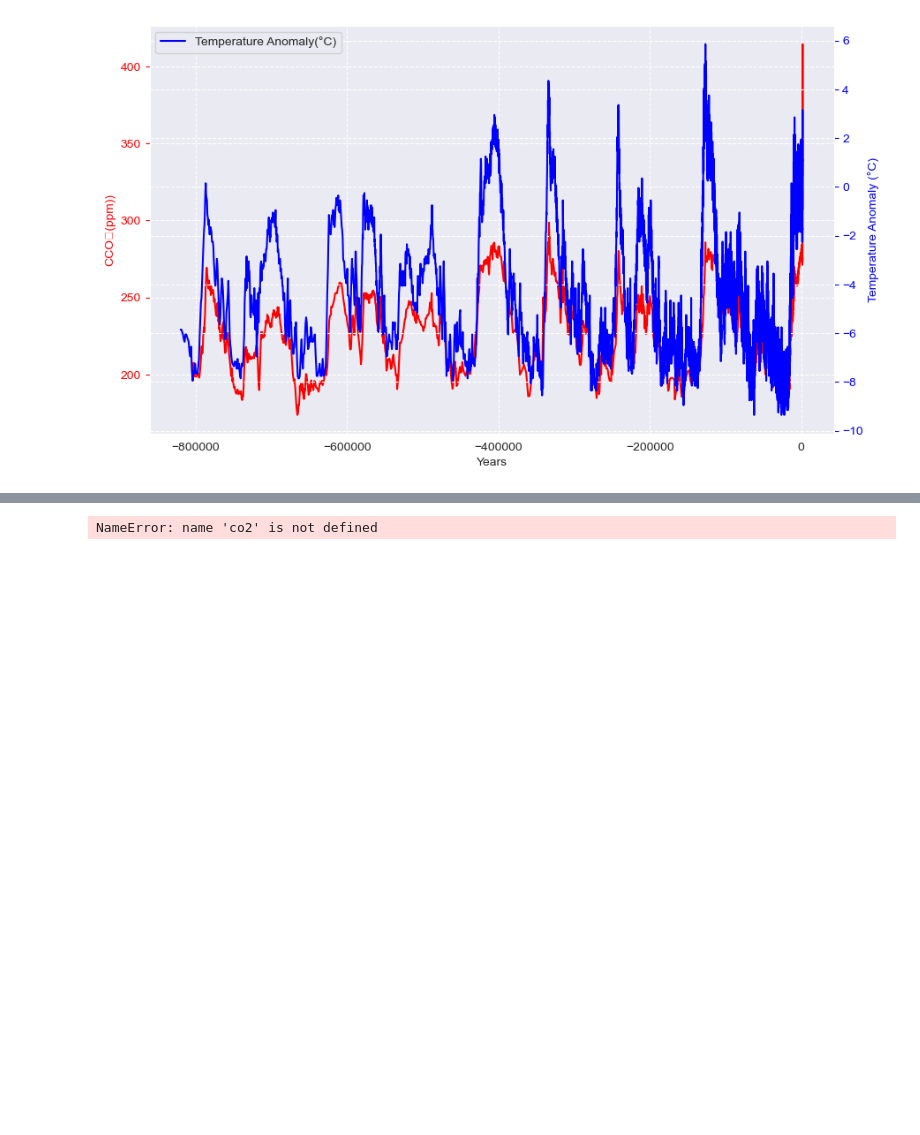
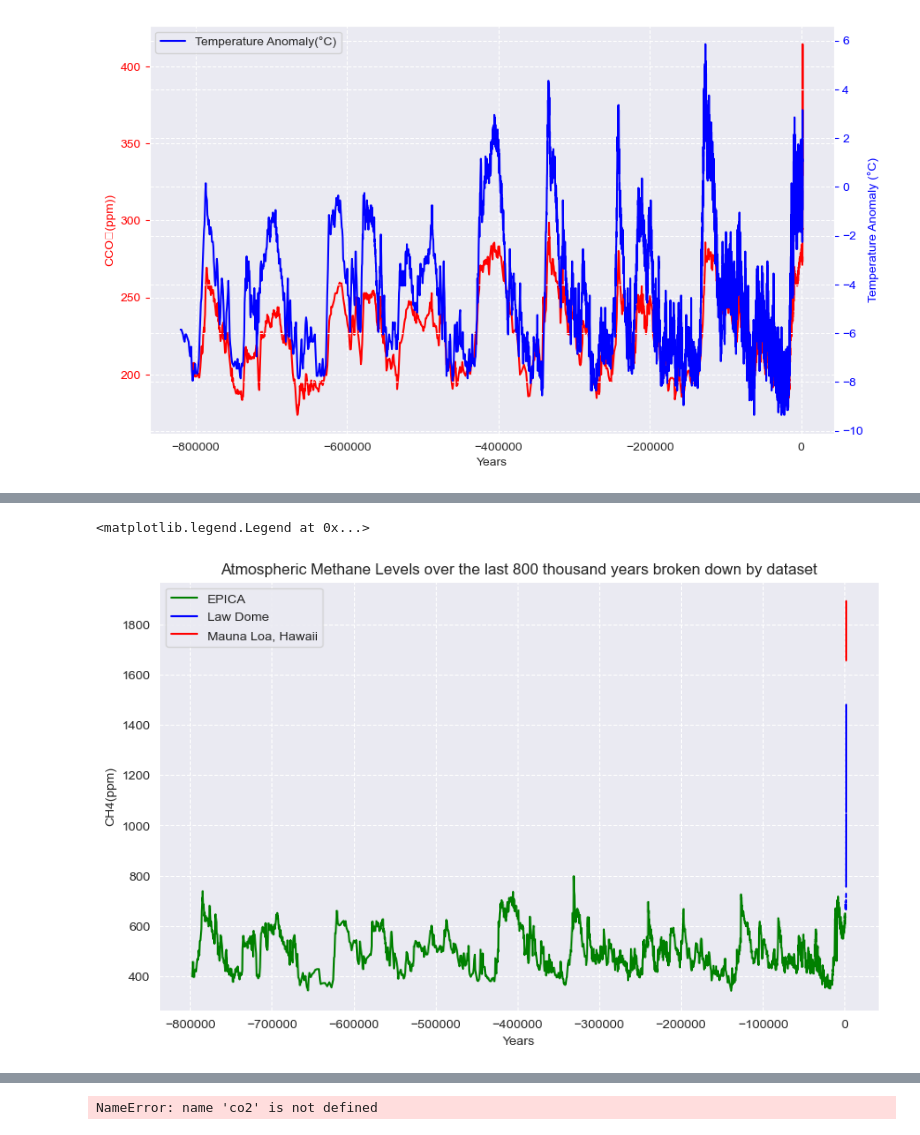
Before and after one commit to Kevin002023/PFDA--Climate-Project, a Jupyter notebook: PFDA-Project-2.ipynb, the cells around one changed output, grey strips where cells are left out. Cells and saved outputs as stored; diff of their text form; code cells hidden in the pictures; blank space fills up the shorter version.

```diff
--- a/PFDA-Project-2.ipynb
+++ b/PFDA-Project-2.ipynb
@@ -511,0 +599,26 @@ plt.legend(loc='upper left')
+# %%
+# Breakind down the Methan plot by dataset
+
+# Create a figure and axis object
+fig, ax1 = plt.subplots(figsize=(10, 6))
+
+
+# Plotting the EPICA dataset
+ax1.plot(methane['Corrected Years'], methane['EPICA'], 'green', label= "EPICA") #https://www.geeksforgeeks.org/how-to-print-superscript-and-subscript-in-python/
+ax1.set_xlabel('Years')
+ax1.set_ylabel('CH4(ppm)')
+#ax1.get_legend_handles_labels()
+
+
+# Plotting the Law Dome dataset
+ax1.plot(methane['Corrected Years'], methane['Law Dome'], 'blue', label='Law Dome') #https://www.htmlsymbols.xyz/unicode/U+00B0
+
+
+# Plotting the Mauna Loa dataset
+ax1.plot(methane['Corrected Years'], methane['Mauna Loa, Hawaii'], 'red', label='Mauna Loa, Hawaii') #https://www.htmlsymbols.xyz/unicode/U+00B0
+
+plt.title("Atmospheric Methane Levels over the last 800 thousand years broken down by dataset")
+plt.legend(loc='upper left')
+# %% [output]
+<matplotlib.legend.Legend at 0x...>
+[figure, added]
```
Also changed, not shown: parts of 15 cells of this notebook, 1 other file.
